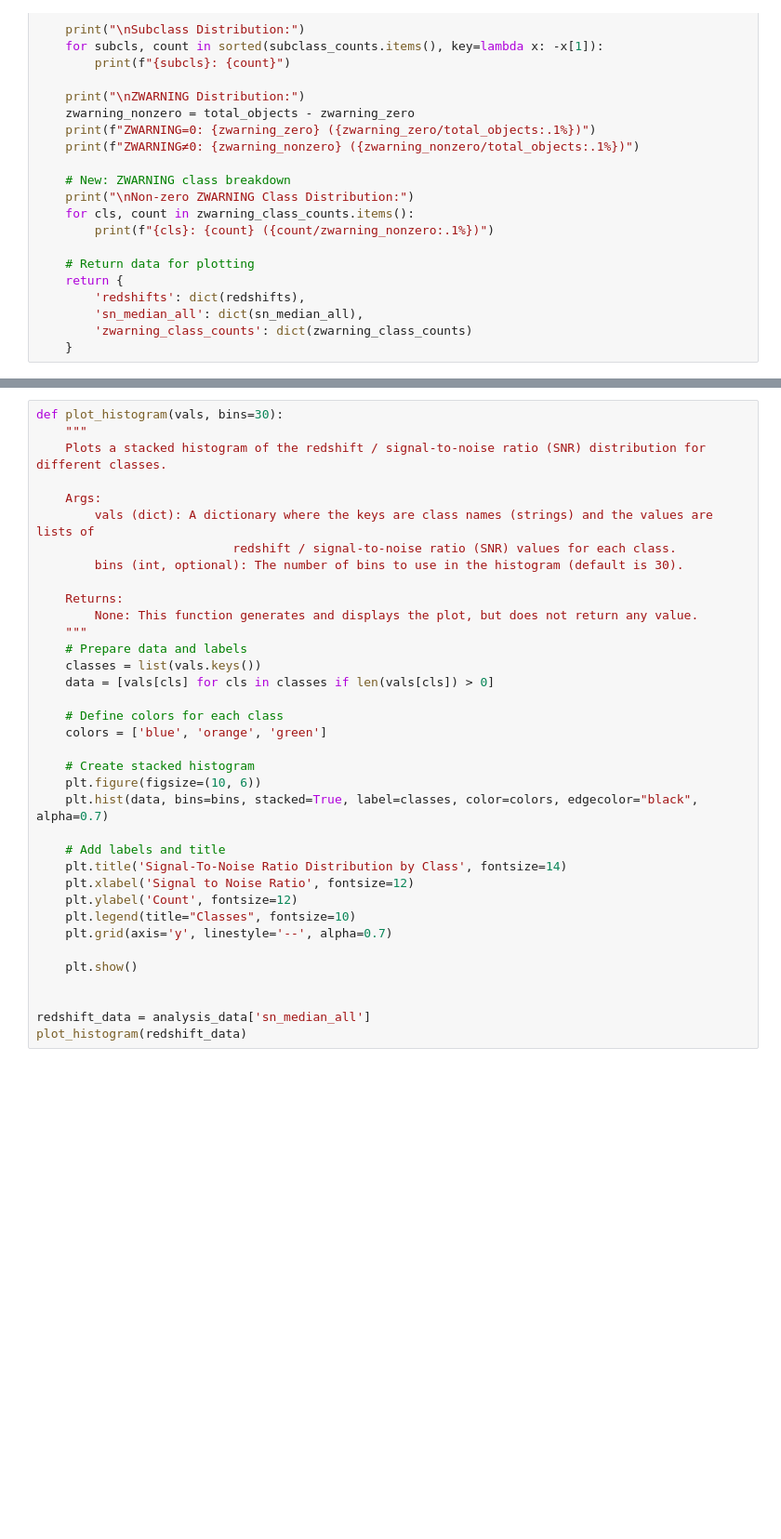
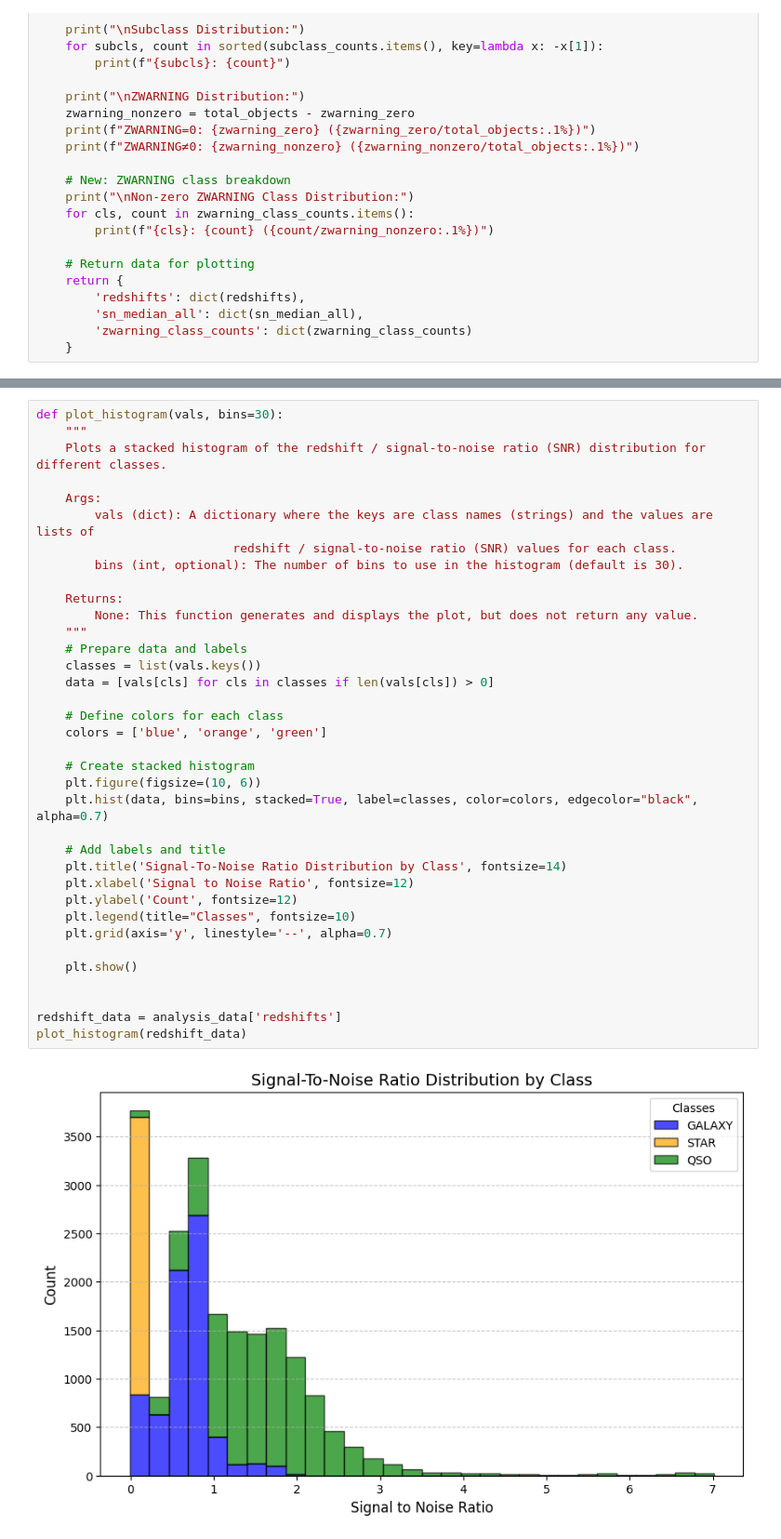
Before and after one commit to icalleddibs/StarDustAI, a Jupyter notebook: data/data_exploration.ipynb, the cells around one changed output, grey strips where cells are left out. Shown: that part at 93% size. Cells and saved outputs as stored; diff of their text form; blank space fills up the shorter version.

```diff
--- a/data/data_exploration.ipynb
+++ b/data/data_exploration.ipynb
@@ -198,31 +221,33 @@ def plot_histogram(vals, bins=30):
     Args:
         vals (dict): A dictionary where the keys are class names (strings) and the values are lists of
                            redshift / signal-to-noise ratio (SNR) values for each class.
         bins (int, optional): The number of bins to use in the histogram (default is 30).
 
     Returns:
         None: This function generates and displays the plot, but does not return any value.
     """
     # Prepare data and labels
     classes = list(vals.keys())
     data = [vals[cls] for cls in classes if len(vals[cls]) > 0]
 
     # Define colors for each class
     colors = ['blue', 'orange', 'green']
 
     # Create stacked histogram
     plt.figure(figsize=(10, 6))
     plt.hist(data, bins=bins, stacked=True, label=classes, color=colors, edgecolor="black", alpha=0.7)
 
     # Add labels and title
     plt.title('Signal-To-Noise Ratio Distribution by Class', fontsize=14)
     plt.xlabel('Signal to Noise Ratio', fontsize=12)
     plt.ylabel('Count', fontsize=12)
     plt.legend(title="Classes", fontsize=10)
     plt.grid(axis='y', linestyle='--', alpha=0.7)
 
     plt.show()
 
 
-redshift_data = analysis_data['sn_median_all']
+redshift_data = analysis_data['redshifts']
 plot_histogram(redshift_data)
+# %% [output]
+[figure, added]
```
Also changed, not shown: parts of 1 cell of this notebook, 3 other files.
